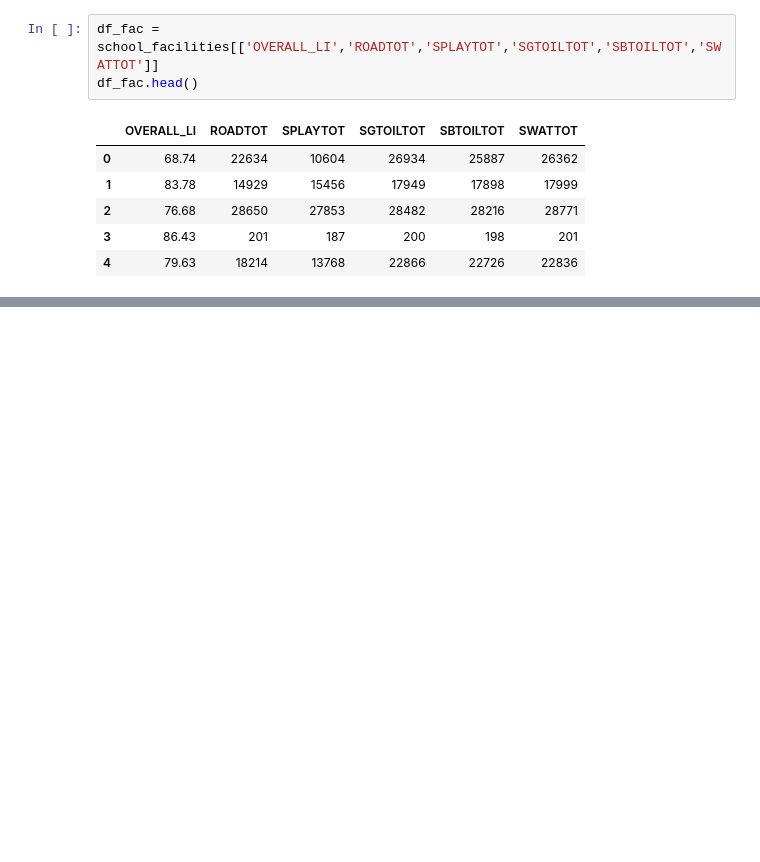
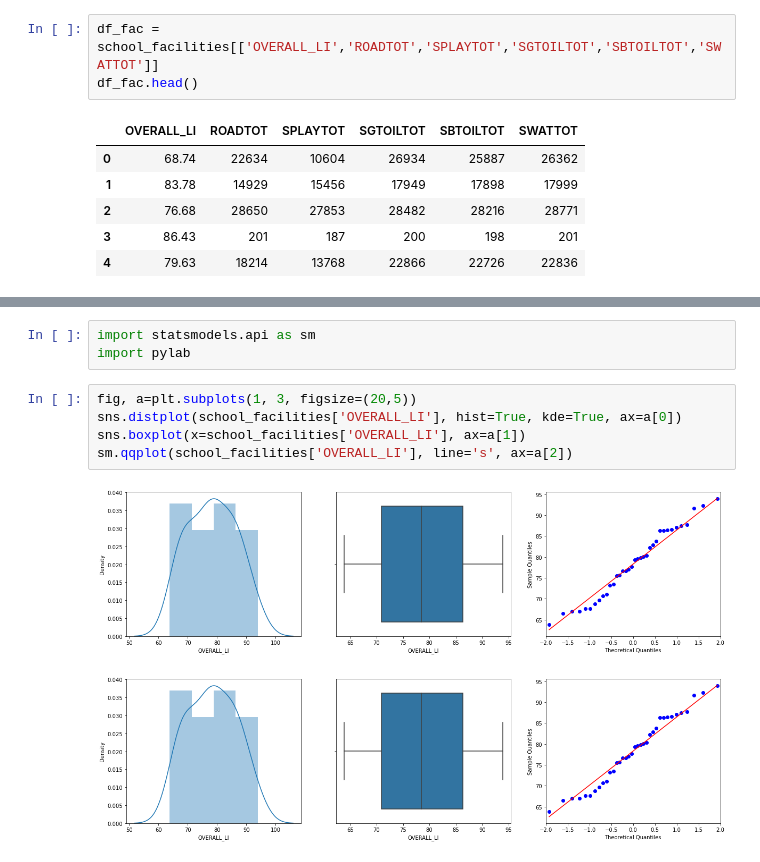
Before and after one commit to FLOfran/DSC_Project, a Jupyter notebook: DSC_Folder/Untitled.ipynb, the cells around one changed output, grey strips where cells are left out. Cells and saved outputs as stored; diff of their text form; blank space fills up the shorter version.

```diff
--- a/DSC_Folder/Untitled.ipynb
+++ b/DSC_Folder/Untitled.ipynb
@@ -114,0 +130,11 @@ ValueError: Cannot pass values for both `x` and `y`
+# %%
+import statsmodels.api as sm
+import pylab
+# %%
+fig, a=plt.subplots(1, 3, figsize=(20,5))
+sns.distplot(school_facilities['OVERALL_LI'], hist=True, kde=True, ax=a[0])
+sns.boxplot(x=school_facilities['OVERALL_LI'], ax=a[1])
+sm.qqplot(school_facilities['OVERALL_LI'], line='s', ax=a[2])
+# %% [output]
+[figure, added]
+[figure, added]
```
Also changed, not shown: parts of 5 cells of this notebook.
